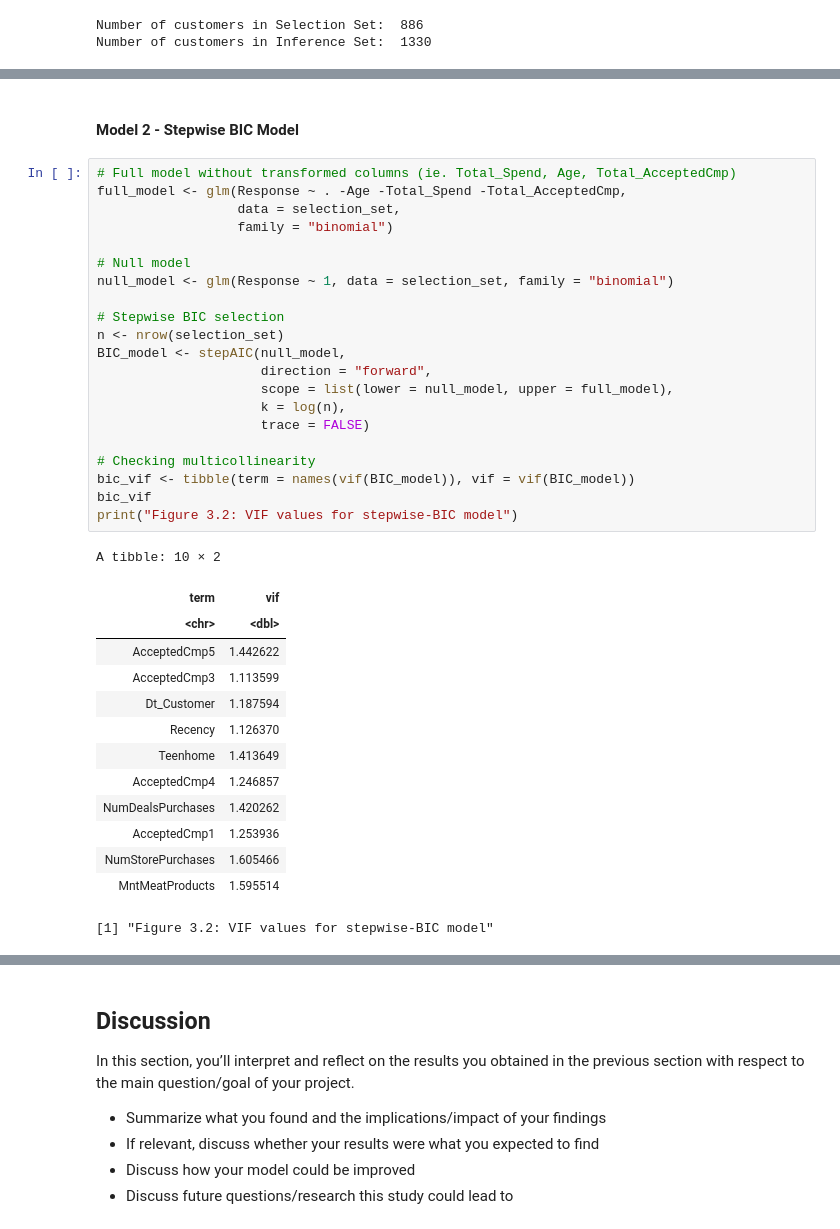
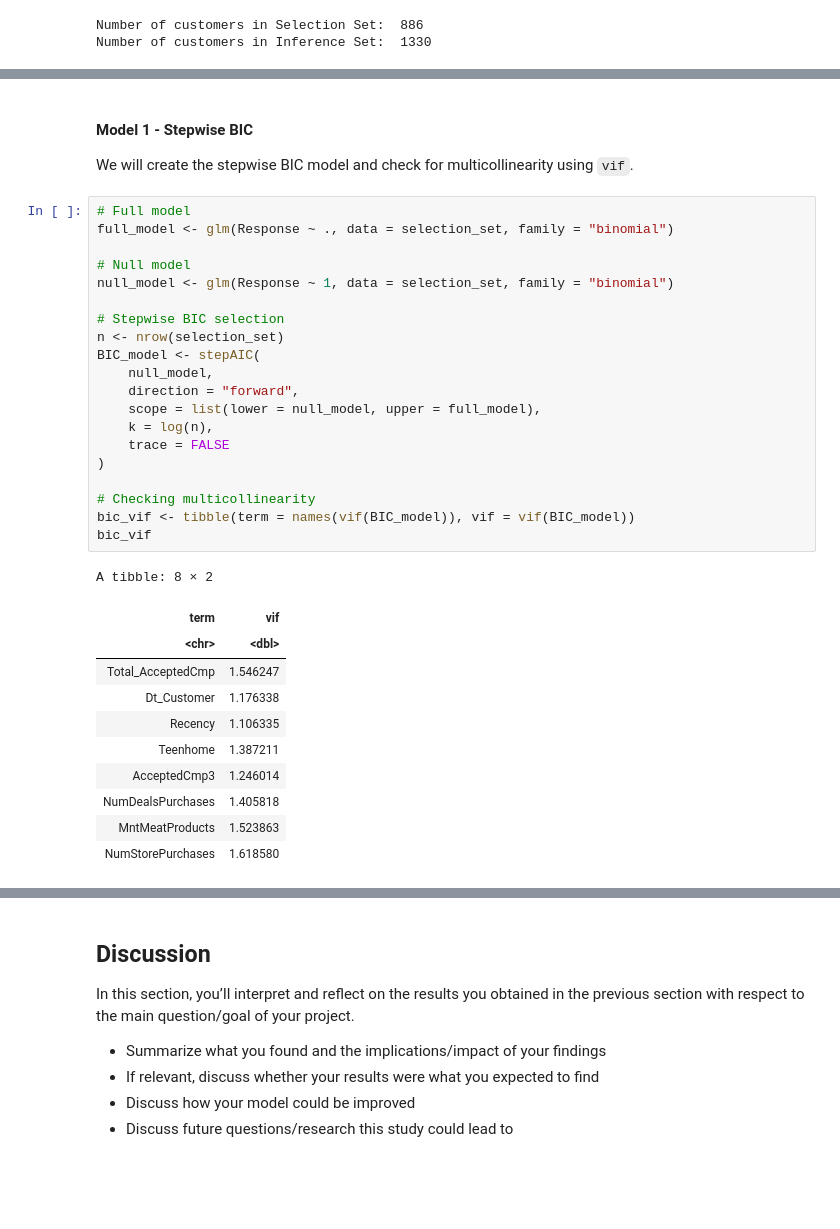
Before and after one commit to nelsonli2323/STAT-301-Project, a Jupyter notebook: Final_Report.ipynb, the cells around one changed output, grey strips where cells are left out. Saved outputs shown, nothing was run; the diff lists cells and outputs as text; blank space fills up the shorter version.

```diff
--- a/Final_Report.ipynb
+++ b/Final_Report.ipynb
@@ -325,38 +296,36 @@ Number of Fisher Scoring iterations: 6
 # %% [markdown]
-#### Model 2 - Stepwise BIC Model
+#### Model 1 - Stepwise BIC
+
+We will create the stepwise BIC model and check for multicollinearity using `vif`.
 # %%
-# Full model without transformed columns (ie. Total_Spend, Age, Total_AcceptedCmp)
-full_model <- glm(Response ~ . -Age -Total_Spend -Total_AcceptedCmp,
-                  data = selection_set,
-                  family = "binomial")
+# Full model
+full_model <- glm(Response ~ ., data = selection_set, family = "binomial")
 
 # Null model
 null_model <- glm(Response ~ 1, data = selection_set, family = "binomial")
 
 # Stepwise BIC selection
 n <- nrow(selection_set)
-BIC_model <- stepAIC(null_model,
-                     direction = "forward",
-                     scope = list(lower = null_model, upper = full_model),
-                     k = log(n),
-                     trace = FALSE)
+BIC_model <- stepAIC(
+    null_model,
+    direction = "forward",
+    scope = list(lower = null_model, upper = full_model),
+    k = log(n),
+    trace = FALSE
+)
 
 # Checking multicollinearity
 bic_vif <- tibble(term = names(vif(BIC_model)), vif = vif(BIC_model))
 bic_vif
-print("Figure 3.2: VIF values for stepwise-BIC model")
 # %% [output]
-A tibble: 10 × 2
+A tibble: 8 × 2
 | term | vif |
 | <chr> | <dbl> |
-| AcceptedCmp5 | 1.442622 |
-| AcceptedCmp3 | 1.113599 |
-| Dt_Customer | 1.187594 |
-| Recency | 1.126370 |
-| Teenhome | 1.413649 |
-| AcceptedCmp4 | 1.246857 |
-| NumDealsPurchases | 1.420262 |
-| AcceptedCmp1 | 1.253936 |
-| NumStorePurchases | 1.605466 |
-| MntMeatProducts | 1.595514 |
+| Total_AcceptedCmp | 1.546247 |
+| Dt_Customer | 1.176338 |
+| Recency | 1.106335 |
+| Teenhome | 1.387211 |
+| AcceptedCmp3 | 1.246014 |
+| NumDealsPurchases | 1.405818 |
+| MntMeatProducts | 1.523863 |
+| NumStorePurchases | 1.618580 |
-[1] "Figure 3.2: VIF values for stepwise-BIC model"
```
Also changed, not shown: parts of 24 cells of this notebook.
